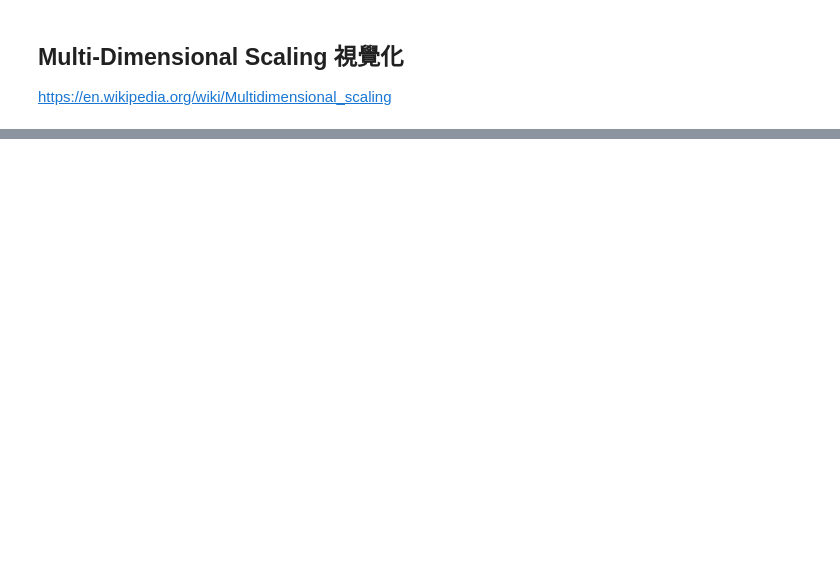
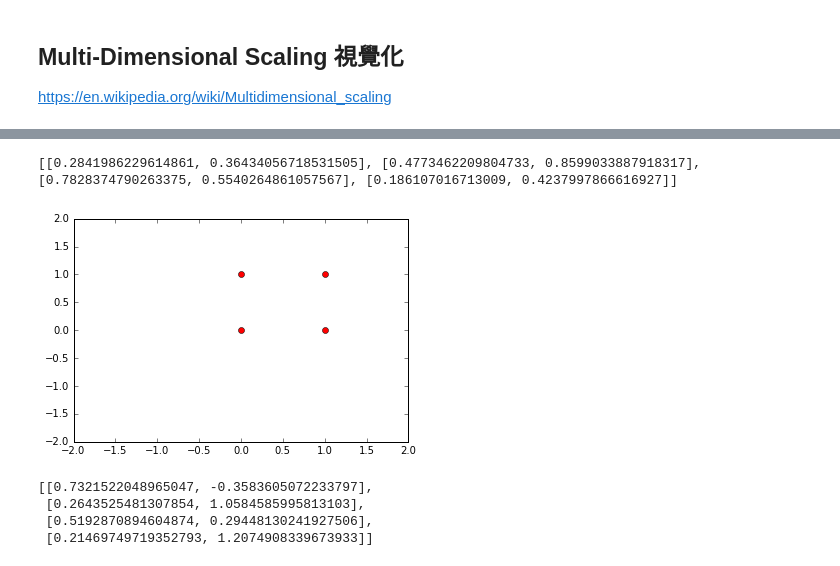
Before and after one commit to UDICatNCHU/AdvancedDataMing, a Jupyter notebook: Kmean Algorithm.ipynb, the cells around one changed output, grey strips where cells are left out. Drawn from its saved outputs; the diff is of its cells as text; code cells hidden in the pictures; blank space fills up the shorter version.

```diff
--- a/Kmean Algorithm.ipynb
+++ b/Kmean Algorithm.ipynb
@@ -220,0 +236,4 @@ Image(filename='mds2d.jpg')
+# %%
+example = Multi_Dimensional_Scaling(dmsdata)
+# %% [output]
+[[0.2841986229614861, 0.36434056718531505], [0.4773462209804733, 0.8599033887918317], [0.7828374790263375, 0.5540264861057567], [0.186107016713009, 0.4237997866616927]]
@@ -220,0 +242,15 @@ Image(filename='mds2d.jpg')
+# %%
+%matplotlib inline
+import matplotlib.pyplot as plt
+plt.plot([0,0,1,1], [1,0,1,0], 'ro')
+plt.axis([-2, 2, -2, 2])
+plt.show()
+# %% [output]
+[figure, added]
+# %%
+example
+# %% [output]
+[[0.7321522048965047, -0.3583605072233797],
+ [0.2643525481307854, 1.0584585995813103],
+ [0.5192870894604874, 0.29448130241927506],
+ [0.21469749719352793, 1.2074908339673933]]
```
Also changed, not shown: parts of 17 cells of this notebook, 5 other files.
